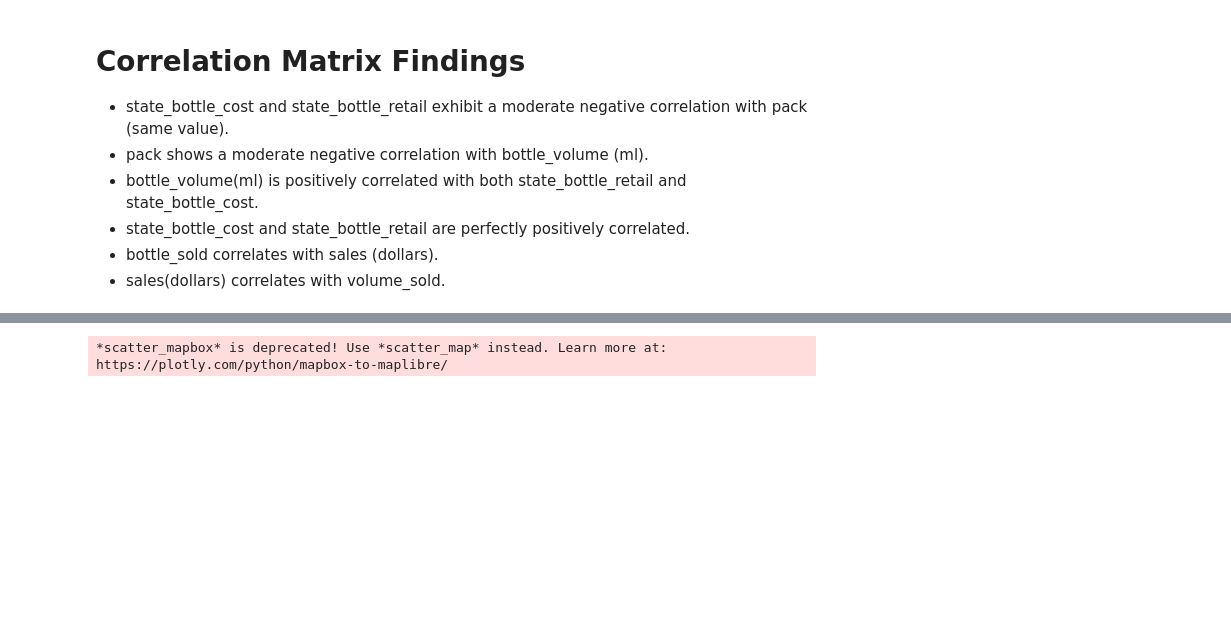
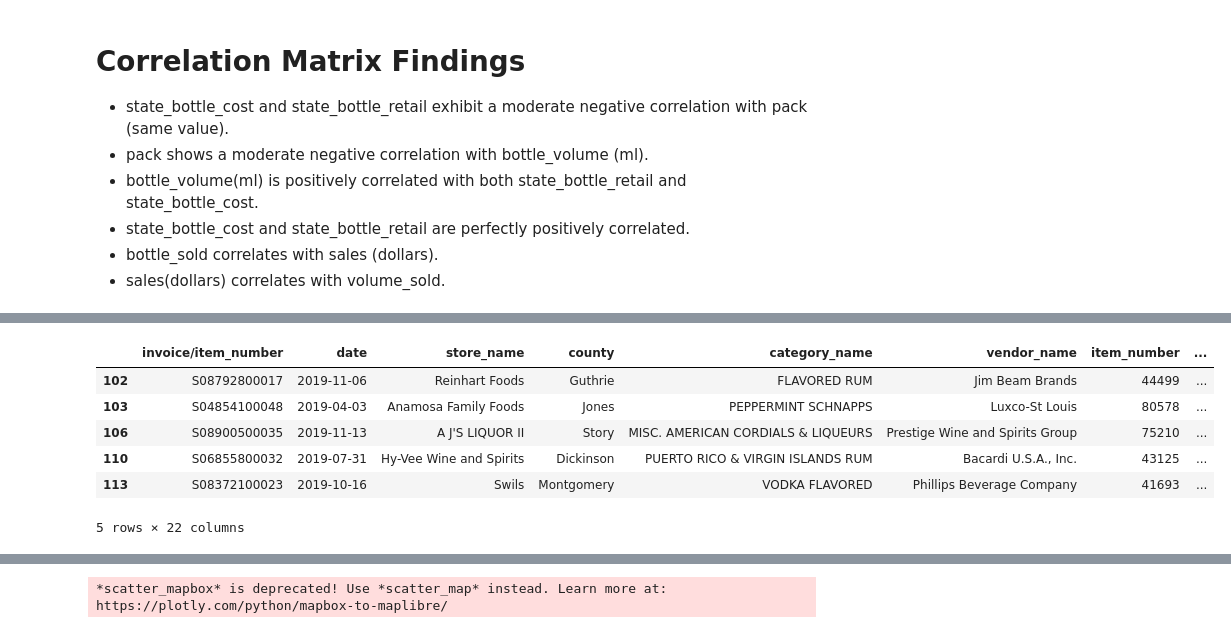
Before and after one commit to ivactcat/Sales_analytic, a Jupyter notebook: jupyter/analytic.ipynb, the cells around one changed output, grey strips where cells are left out. Cells and saved outputs as stored; diff of their text form; code cells hidden in the pictures; blank space fills up the shorter version.

```diff
--- a/jupyter/analytic.ipynb
+++ b/jupyter/analytic.ipynb
@@ -178,2 +286,12 @@ Index(['invoice/item_number', 'date', 'store_name', 'county', 'category_name',
       dtype='object')
+# %%
+df.head()
+# %% [output]
+|  | invoice/item_number | date | store_name | county | category_name | vendor_name | item_number | ... |
+| 102 | S08792800017 | 2019-11-06 | Reinhart Foods | Guthrie | FLAVORED RUM | Jim Beam Brands | 44499 | ... |
+| 103 | S04854100048 | 2019-04-03 | Anamosa Family Foods | Jones | PEPPERMINT SCHNAPPS | Luxco-St Louis | 80578 | ... |
+| 106 | S08900500035 | 2019-11-13 | A J'S LIQUOR II | Story | MISC. AMERICAN CORDIALS & LIQUEURS | Prestige Wine and Spirits Group | 75210 | ... |
+| 110 | S06855800032 | 2019-07-31 | Hy-Vee Wine and Spirits | Dickinson | PUERTO RICO & VIRGIN ISLANDS RUM | Bacardi U.S.A., Inc. | 43125 | ... |
+| 113 | S08372100023 | 2019-10-16 | Swils | Montgomery | VODKA FLAVORED | Phillips Beverage Company | 41693 | ... |
+5 rows × 22 columns
 # %%
```
Also changed, not shown: parts of 26 cells of this notebook, 2 other files.
